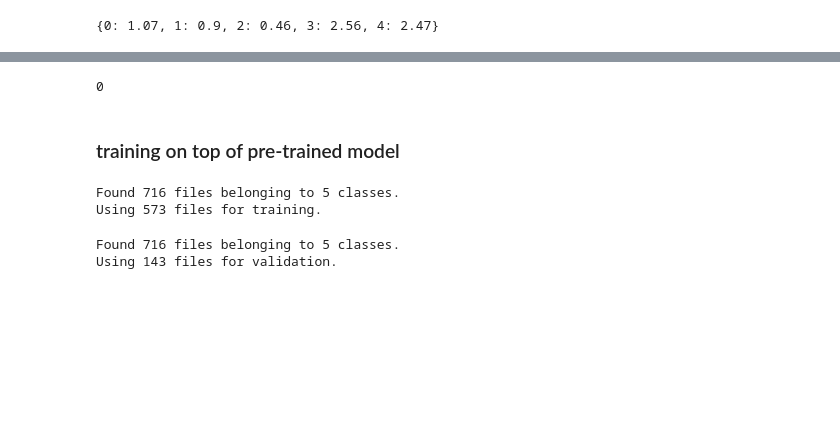
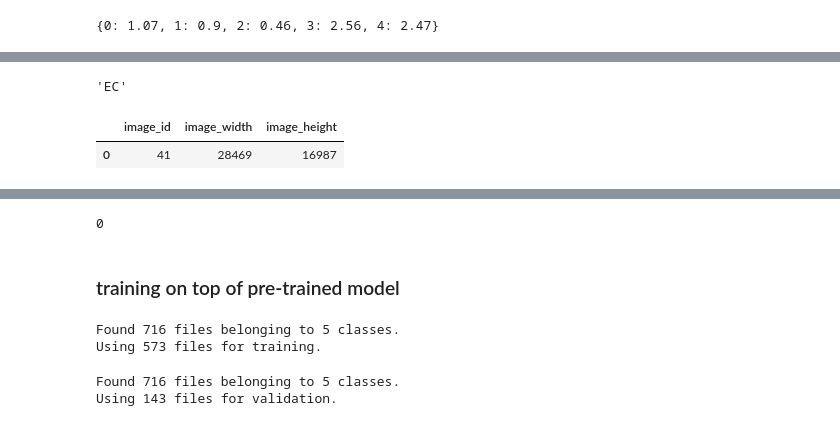
Before and after one commit to ChristopheMpagaDSTI/UBC-tumor-classification, a Jupyter notebook: tumor-classification2.ipynb, the cells around one changed output, grey strips where cells are left out. Saved outputs shown, nothing was run; the diff lists cells and outputs as text; code cells hidden in the pictures; blank space fills up the shorter version.

```diff
--- a/tumor-classification2.ipynb
+++ b/tumor-classification2.ipynb
@@ -272,4 +284,4 @@ DT                28.5
 # print("true:",[y_test[i] for i in range(len(y_test))])
 # %%
 # test data
-# test_csv = pd.read_csv("test.csv")
+test_csv = pd.read_csv("test.csv")
@@ -277,0 +317,12 @@ DT                28.5
+# %%
+# predict from test_thumbnails
+pred = Models[scores_df.iloc[0,:].name].predict(test_features_reshaped)
+label = class_names[int(pred)]
+label
+# %% [output]
+'EC'
+# %%
+test_csv
+# %% [output]
+|  | image_id | image_width | image_height |
+| 0 | 41 | 28469 | 16987 |
```
Also changed, not shown: parts of 10 cells of this notebook.
